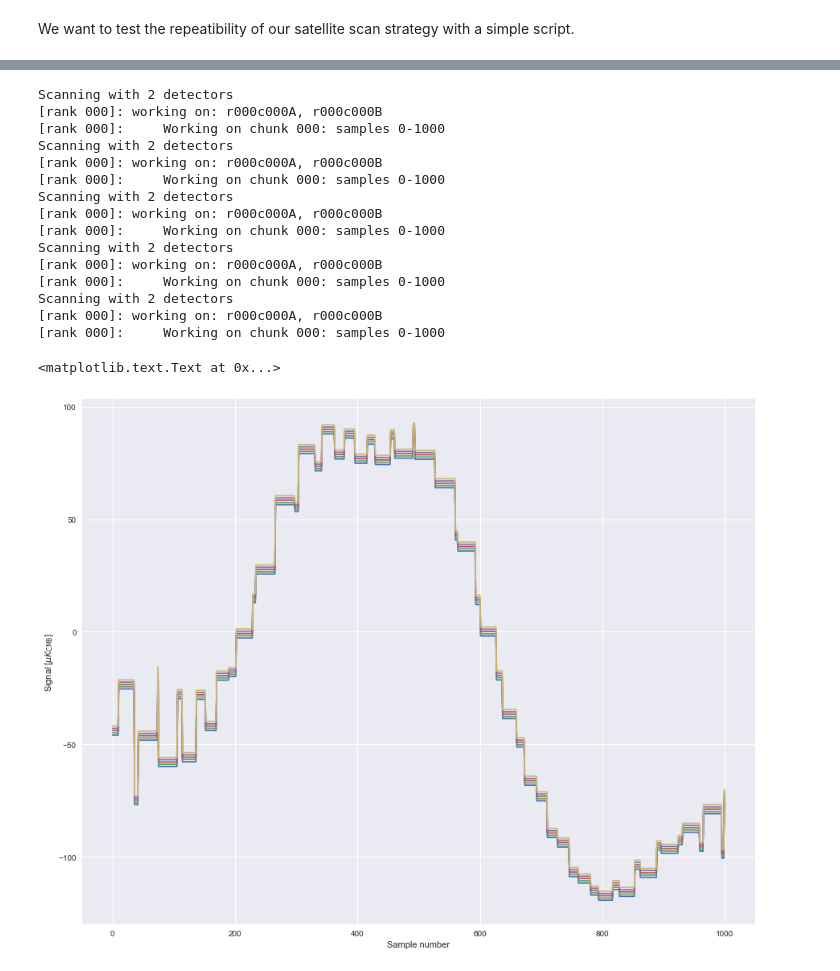
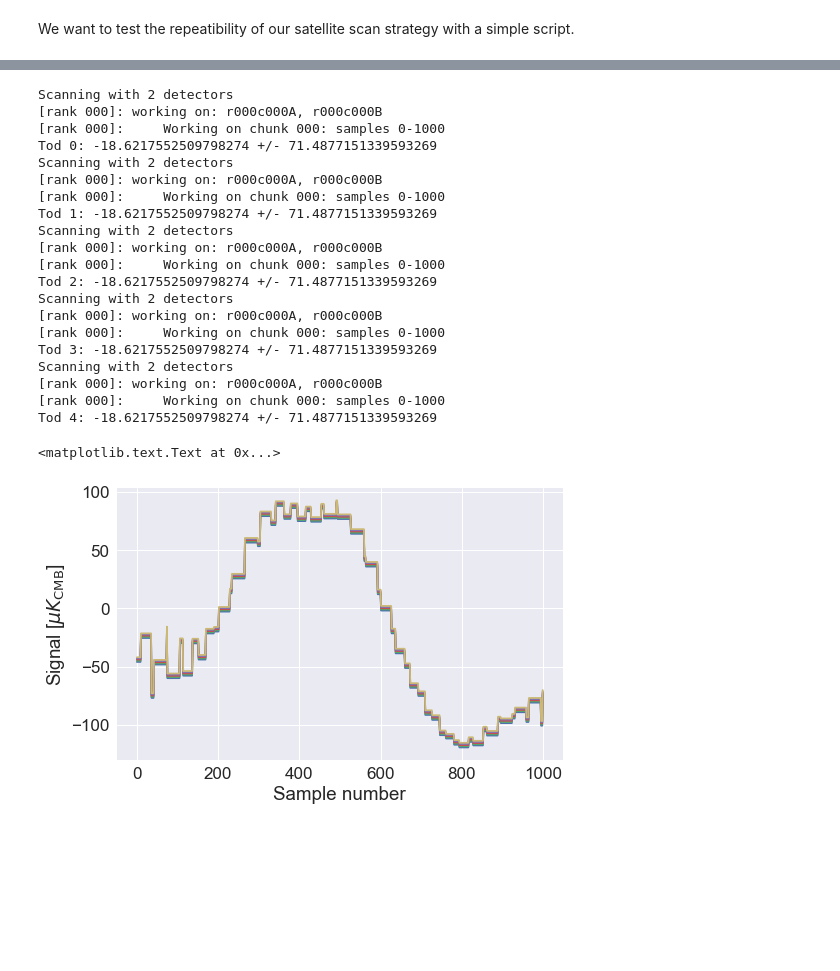
Before and after one commit to AdriJD/beamconv, a Jupyter notebook: notebooks/satellite_scan.ipynb, the cells around one changed output, grey strips where cells are left out. Saved outputs shown, nothing was run; the diff lists cells and outputs as text; code cells hidden in the pictures; blank space fills up the shorter version.

```diff
--- a/notebooks/satellite_scan.ipynb
+++ b/notebooks/satellite_scan.ipynb
@@ -55,0 +62,21 @@ plt.plot()
+# %%
+## Plotting up results
+sns.set(font_scale=1.7)
+fig, (ax1, ax2, ax3, ax4) = plt.subplots(4, 1, figsize=(15, 10))
+ax1.plot(time, ra, label='ra')
+ax1.plot(time, dec, label='dec')
+ax1.set_ylabel('Angle [deg]')
+ax2.plot(time, az, label='az')
+ax2.plot(time, el, label='el')
+ax2.set_ylabel('Angle [deg]')
+ax3.plot(time[1:], lon[1:], label='lon')
+ax3.set_ylabel('Longitude [deg]')
+ax4.plot(time, lat, label='lat')
+ax4.set_ylabel('Latitude [deg]')
+ax4.set_xlabel('Time [hours]')
+
+for ax in [ax1, ax2, ax3, ax4]:
+    ax.legend()
+
+for ax in [ax1, ax2, ax3]:
+    ax.xaxis.set_ticklabels([])
@@ -56,5 +89,5 @@ plt.plot()
 # %%
-fig, ax1 = plt.subplots(figsize=8, 5))
+fig, ax1 = plt.subplots(figsize=(8, 5))
 for n in range(5):
 
     sat = ScanStrategy(mlen, external_pointing=True, sample_rate=sample_rate,
@@ -68,32 +101,38 @@ for n in range(5):
     scan_opts = dict(q_bore_func=sat.satellite_scan,
     ctime_func=sat.satellite_ctime,
     q_bore_kwargs=dict(jitter_amp=0.),
     ctime_kwargs=dict(),
     max_spin=mmax,
     nside_spin=nside_spin)
 
     sat.scan_instrument_mpi(alm, verbose=verbose, binning=False, **scan_opts)
+    ax1.plot(sat.tod + n)
 
-    ax1.plot(sat.tod + n)
+    print('Tod {}: {:.16f} +/- {:.16f}'.format(n, np.mean(sat.tod), np.std(sat.tod)))
 
 #ax1.legend()
 ax1.set_ylabel(r'Signal [$\mu K_{\mathrm{CMB}}$]')
 ax1.set_xlabel('Sample number')
 # %% [output]
 Scanning with 2 detectors
 [rank 000]: working on: r000c000A, r000c000B
 [rank 000]:     Working on chunk 000: samples 0-1000
+Tod 0: -18.6217552509798274 +/- 71.4877151339593269
 Scanning with 2 detectors
 [rank 000]: working on: r000c000A, r000c000B
 [rank 000]:     Working on chunk 000: samples 0-1000
+Tod 1: -18.6217552509798274 +/- 71.4877151339593269
 Scanning with 2 detectors
 [rank 000]: working on: r000c000A, r000c000B
 [rank 000]:     Working on chunk 000: samples 0-1000
+Tod 2: -18.6217552509798274 +/- 71.4877151339593269
 Scanning with 2 detectors
 [rank 000]: working on: r000c000A, r000c000B
 [rank 000]:     Working on chunk 000: samples 0-1000
+Tod 3: -18.6217552509798274 +/- 71.4877151339593269
 Scanning with 2 detectors
 [rank 000]: working on: r000c000A, r000c000B
 [rank 000]:     Working on chunk 000: samples 0-1000
+Tod 4: -18.6217552509798274 +/- 71.4877151339593269
 <matplotlib.text.Text at 0x...>
-[figure, old version]
+[figure, new version]
```
Also changed, not shown: parts of 4 cells of this notebook, 1 other file.
